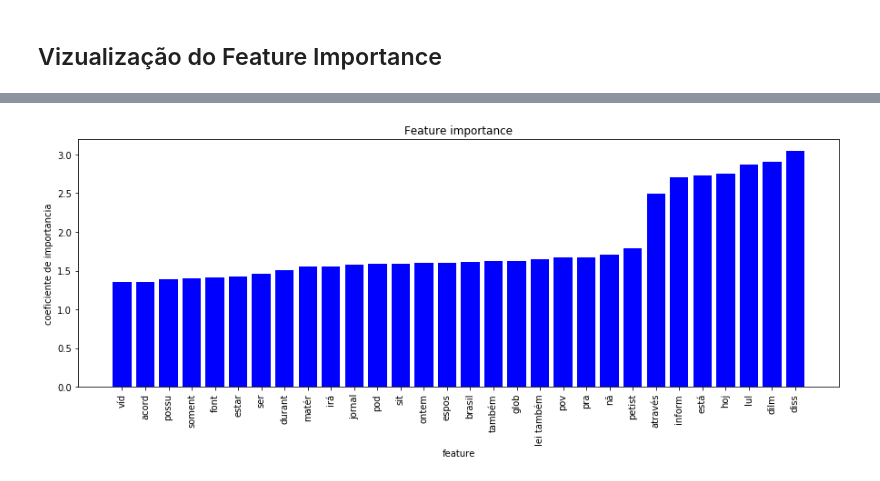
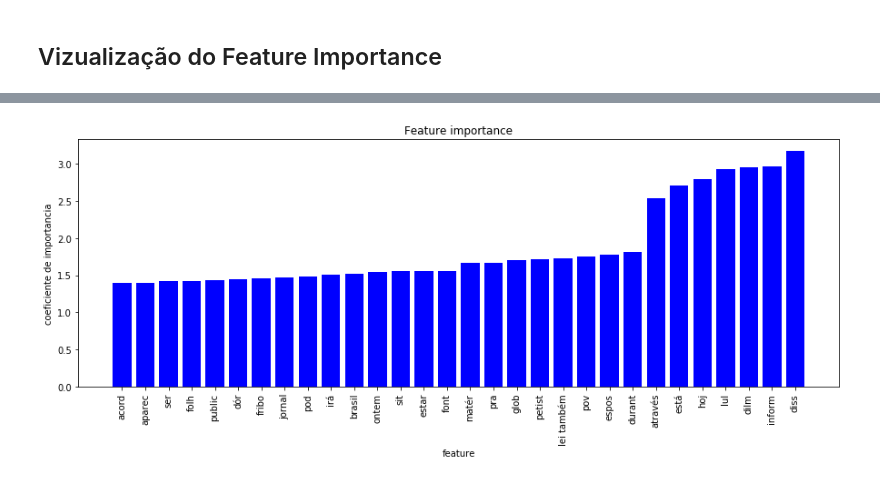
Before and after one commit to joaopaulopbjp/FakeNewsDetection, a Jupyter notebook: Fake News Classifier.ipynb, the cells around one changed output, grey strips where cells are left out. Cells and saved outputs as stored; diff of their text form; code cells hidden in the pictures.

```diff
--- a/Fake News Classifier.ipynb
+++ b/Fake News Classifier.ipynb
@@ -991,0 +981,11 @@ print(clf.best_params_)
+# %%
+svc = LinearSVC(random_state=0, C=10, loss='hinge', tol=0.0001)
+
+feats = FeatureUnion([('text', text_pipe)
+                     ])
+pipe = Pipeline([
+    ('features',feats),
+    ('classificador', svc)
+])
+
+classificar_texto(pipe,treino, classe_treino,0)
@@ -1017,6 +1058,7 @@ print(len(cv.vocabulary_))
 # %%
+features = cv.get_feature_names()
 features.append('emotiveness')
 # %%
-plot_coefficients(svc, features,30)
+plot_coefficients(pipe.get_params()['classificador'], features,30)
 # %% [output]
-[figure, old version]
+[figure, new version]
```
Also changed, not shown: parts of 20 cells of this notebook.
